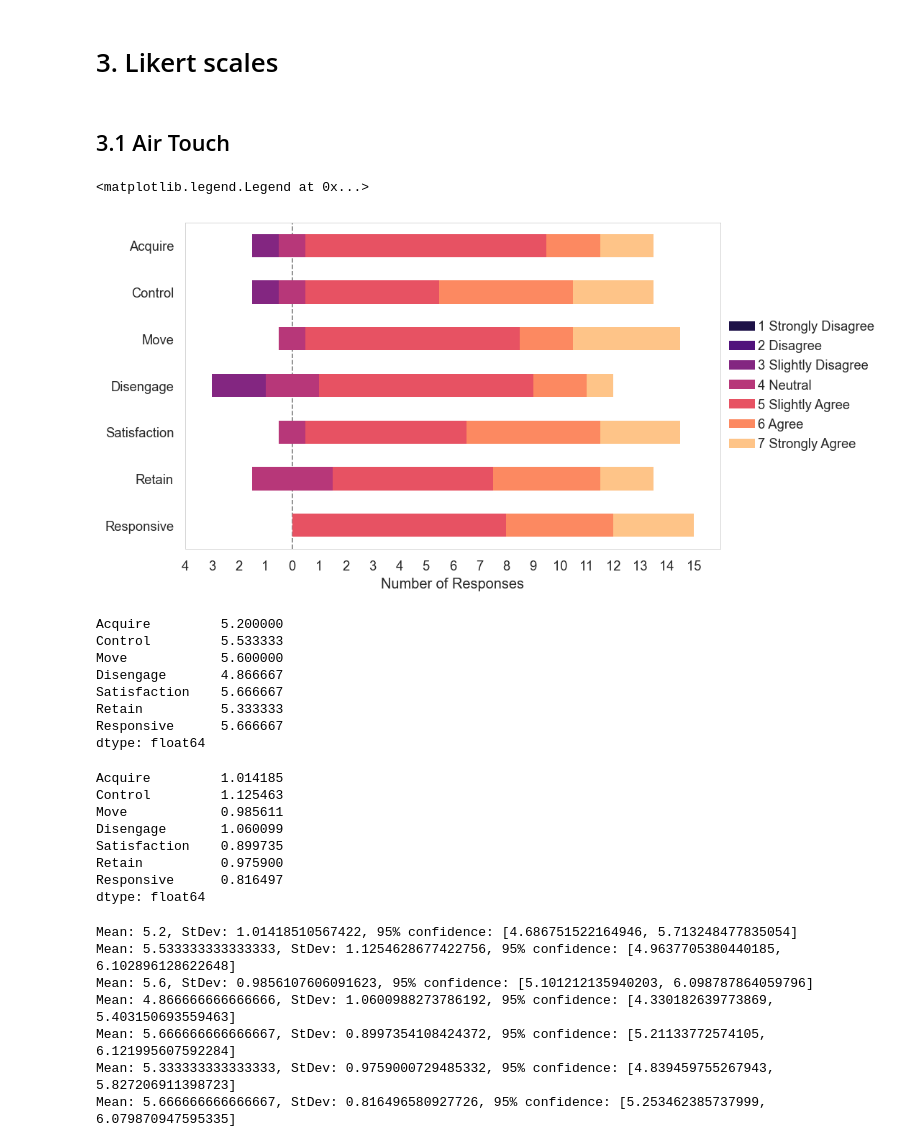
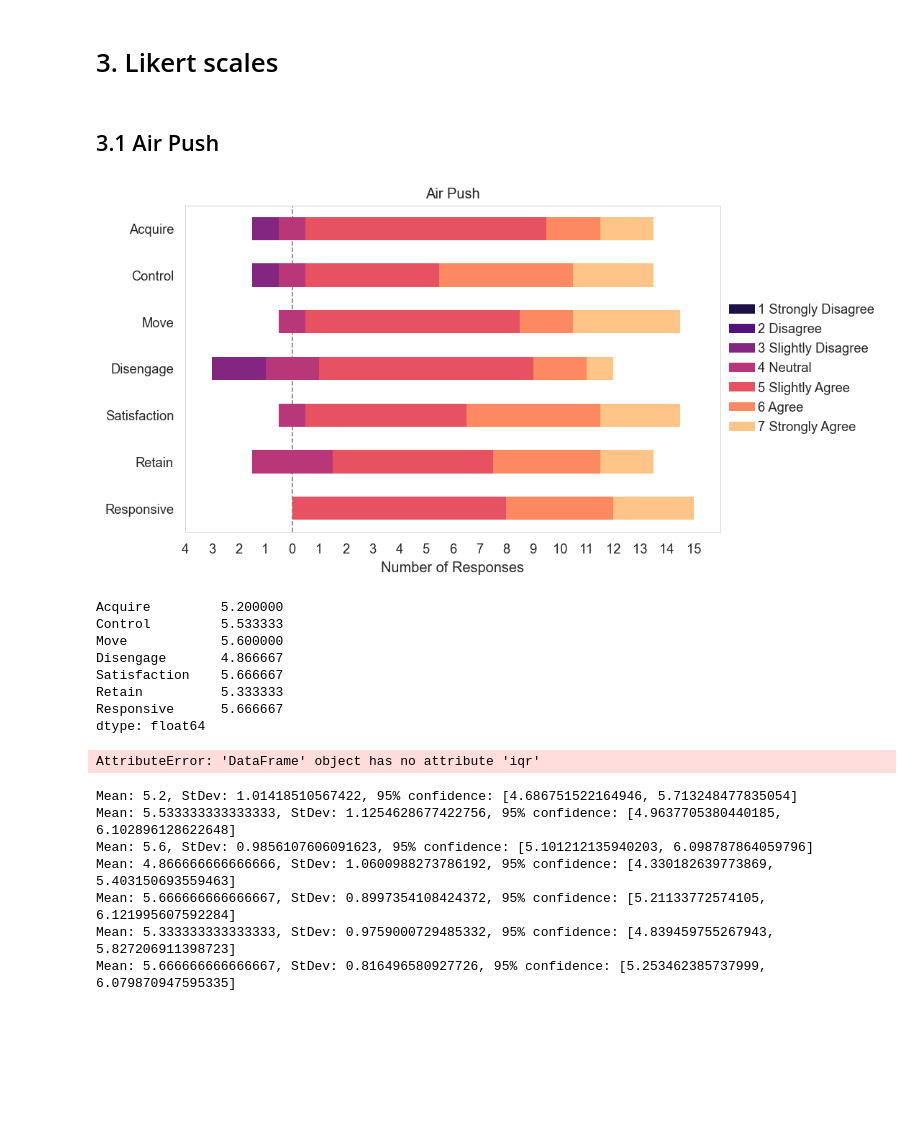
Before and after one commit to KieranWaugh/Push-or-Pinch-Exploring-Slider-Control-Gestures-for-Touchless-User-Interfaces, a Jupyter notebook: Analysis/PostTask.ipynb, the cells around one changed output. Drawn from its saved outputs; the diff is of its cells as text; code cells hidden in the pictures; blank space fills up the shorter version.

Commit message:
Updating plots for paper. Added notebook for analysing the pinch start positions.

```diff
--- a/Analysis/PostTask.ipynb
+++ b/Analysis/PostTask.ipynb
@@ -18,7 +18,7 @@ import math
 sns.set_context("notebook")
 sns.set_style("whitegrid")
 
-plt.rcParams['figure.dpi'] = 120
+plt.rcParams['figure.dpi'] = 300
 plt.rcParams['axes.linewidth'] = 0.5
 plt.rcParams['grid.linewidth'] = 0.5
 plt.rcParams['patch.linewidth'] = 0.0
@@ -177,15 +178,17 @@ scale_labels = ["1 Strongly Disagree", "2 Disagree", "3 Slightly Disagree", "4 N
 likert_palette = [(1., 1., 1., 0.)] + sns.color_palette("magma", 7)
 questions = ["Acquire", "Control", "Move", "Disengage", "Satisfaction", "Retain", "Responsive"]
 # %% [markdown]
-## 3.1 Air Touch
+## 3.1 Air Push
 # %%
 axis = plot_likert.plot_likert(df_airtouch[questions], [1, 2, 3, 4, 5, 6, 7], plot_percentage=False, colors=likert_palette, figsize=(8, 5));
+plt.title("Air Push")
 axis.grid(False)
 handles, _ = axis.get_legend_handles_labels()
 axis.legend(handles, scale_labels, handletextpad=0.2, columnspacing=0.8, loc="center right", ncol=1, frameon=False, bbox_to_anchor=(1.31, 0.5))
+
+plt.savefig("Plots/AirPush.pdf", bbox_inches='tight')
 # %% [output]
-<matplotlib.legend.Legend at 0x...>
-[figure, old version]
+[figure, new version]
 # %%
 df_airtouch[questions].mean()
 # %% [output]
@@ -198,16 +201,9 @@ Retain          5.333333
 Responsive      5.666667
 dtype: float64
 # %%
-df_airtouch[questions].std()
+df_airtouch[questions].iqr()
 # %% [output]
-Acquire         1.014185
-Control         1.125463
-Move            0.985611
-Disengage       1.060099
-Satisfaction    0.899735
-Retain          0.975900
-Responsive      0.816497
-dtype: float64
+AttributeError: 'DataFrame' object has no attribute 'iqr'
 # %%
 questions = ["Acquire", "Control", "Move", "Disengage", "Satisfaction", "Retain", "Responsive"]
 for q in questions:
```
Also changed, not shown: parts of 12 cells of this notebook, 17 other files.
